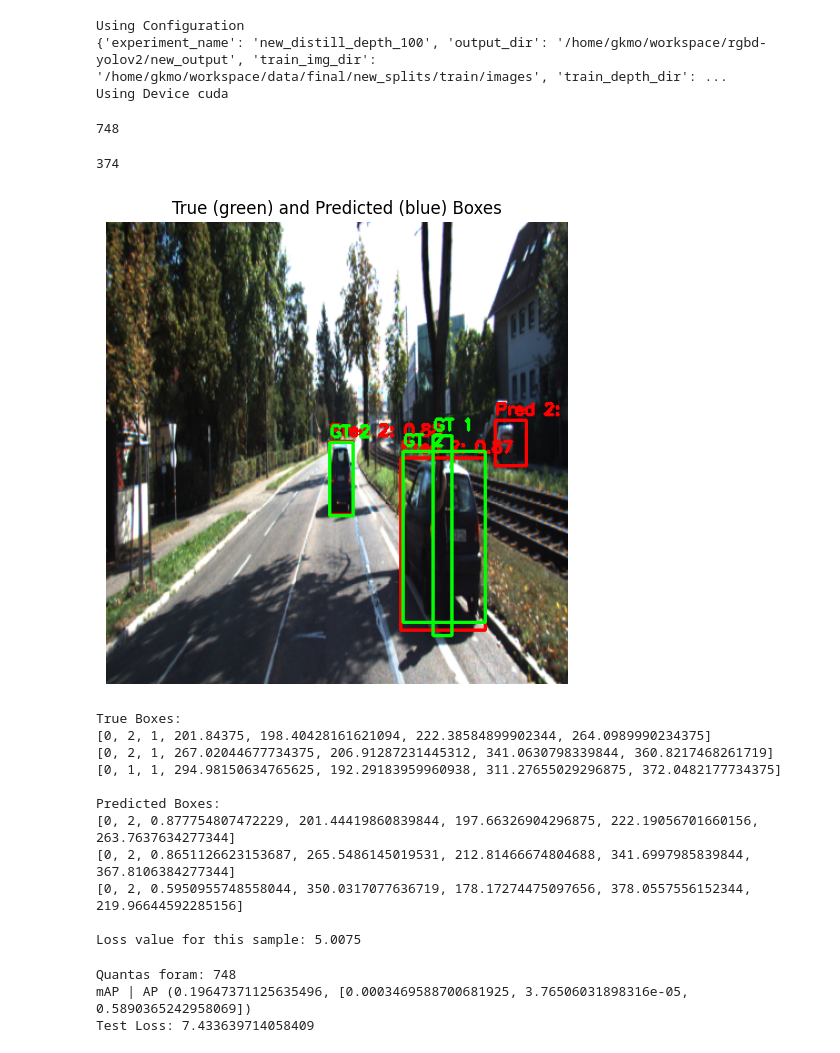
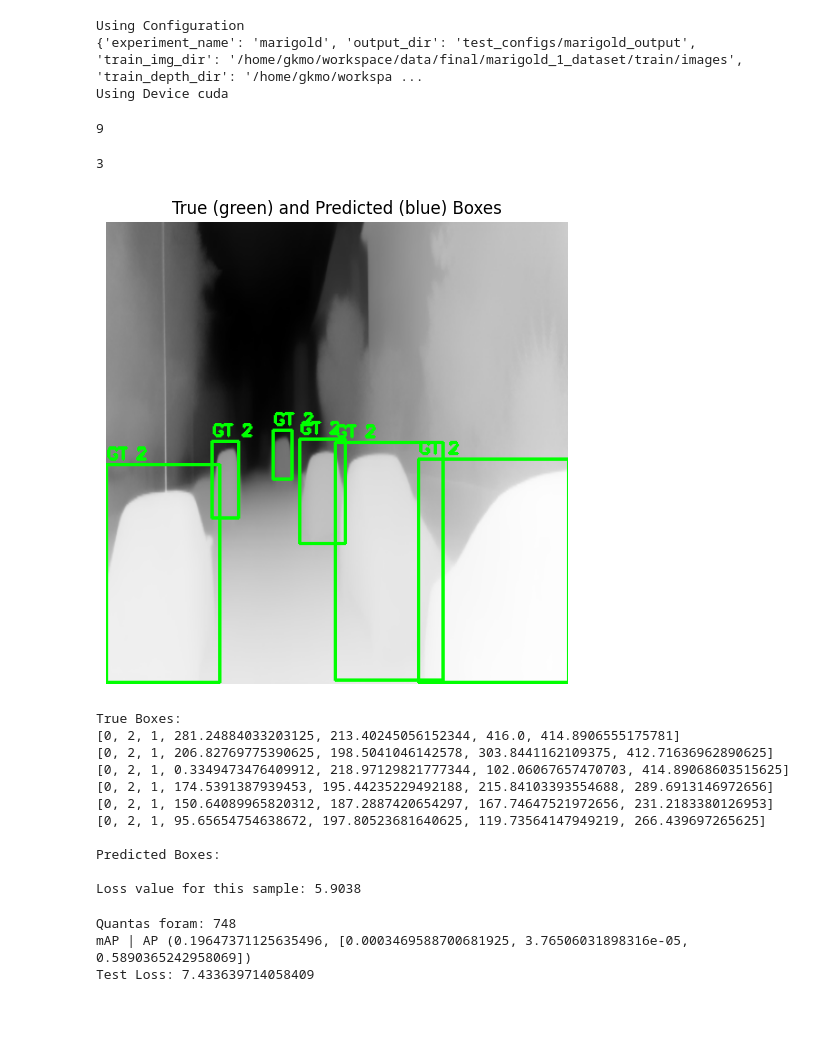
Before and after one commit to gkmocastro/rgbd-yolov2, a Jupyter notebook: test_nb.ipynb, the cells around one changed output. Cells and saved outputs as stored; diff of their text form; code cells hidden in the pictures; blank space fills up the shorter version.

```diff
--- a/test_nb.ipynb
+++ b/test_nb.ipynb
@@ -9,7 +9,7 @@ from utils import RGBDCustomTransform, RGBCustomTransform, DepthCustomTransform,
 from debug_training import debug_training_sample, debug_training_sample_extra
 import matplotlib.pyplot as plt
 # %%
-config = load_config("new_configs/new_distill_depth_100.yaml")
+config = load_config("test_configs/teste_marigold.yaml")
 #config = load_config("configs/depth_100_epochs.yaml")
 
 
@@ -75,7 +75,7 @@ def draw_gt_boxes_on_image(image, label_path, color="red", class_names=None):
     return image
 # %%
 model = model_builder(num_classes=NUM_CLASSES, model_type=MODEL_TYPE, fuse_layer=FUSE_LAYER)
-model.load("output/distill_any2_rgbd_100_epochs/distill_any_rgbd_100_epochs_best.pth")
+model.load("new_output/anything_depth/anything_depth_best.pth")
 model.to(DEVICE)
 
 # train_transforms = RGBDCustomTransform(resize_size=(416, 416), flip_prob=0.5)
@@ -122,7 +121,7 @@ loss_fn = ln.network.loss.RegionLoss(
 )
 
 
-train_transforms = RGBDCustomTransform(resize_size=(416, 416), flip_prob=0.5)
+train_transforms = DepthCustomTransform(resize_size=(416, 416), flip_prob=0.5)
 
 train_dataset = YoloDarknetDataset(
     images_dir=TRAIN_IMG_DIR,
@@ -143,7 +142,7 @@ train_dataloader = DataLoader(
 )
 
 
-test_transforms = RGBDCustomTransform(resize_size=(416, 416), flip_prob=0)
+test_transforms = DepthCustomTransform(resize_size=(416, 416), flip_prob=0)
 
 #test_transforms = DepthCustomTransform(resize_size=(416, 416), flip_prob=0)
 
@@ -166,31 +165,31 @@ test_dataloader = DataLoader(
 )
 # %% [output]
 Using Configuration
-{'experiment_name': 'new_distill_depth_100', 'output_dir': '/home/gkmo/workspace/rgbd-yolov2/new_output', 'train_img_dir': '/home/gkmo/workspace/data/final/new_splits/train/images', 'train_depth_dir': ...
+{'experiment_name': 'marigold', 'output_dir': 'test_configs/marigold_output', 'train_img_dir': '/home/gkmo/workspace/data/final/marigold_1_dataset/train/images', 'train_depth_dir': '/home/gkmo/workspa ...
 Using Device cuda
 # %%
 len(test_dataset)
 # %% [output]
-748
+9
 # %%
 len(train_dataloader)
 # %% [output]
-374
+3
 # %%
-debug_training_sample_extra(model=model, dataloader=train_dataloader, loss_fn=loss_fn, device=DEVICE, sample_index=2, batch_index=10)
+debug_training_sample_extra(model=model, dataloader=train_dataloader, loss_fn=loss_fn, device=DEVICE, sample_index=2, batch_index=1)
 # %% [output]
-[figure, old version]
+[figure, new version]
 True Boxes:
-[0, 2, 1, 201.84375, 198.40428161621094, 222.38584899902344, 264.0989990234375]
-[0, 2, 1, 267.02044677734375, 206.91287231445312, 341.0630798339844, 360.8217468261719]
-[0, 1, 1, 294.98150634765625, 192.29183959960938, 311.27655029296875, 372.0482177734375]
+[0, 2, 1, 281.24884033203125, 213.40245056152344, 416.0, 414.8906555175781]
+[0, 2, 1, 206.82769775390625, 198.5041046142578, 303.8441162109375, 412.71636962890625]
+[0, 2, 1, 0.3349473476409912, 218.97129821777344, 102.06067657470703, 414.89068603515625]
+[0, 2, 1, 174.5391387939453, 195.44235229492188, 215.84103393554688, 289.6913146972656]
+[0, 2, 1, 150.64089965820312, 187.2887420654297, 167.74647521972656, 231.2183380126953]
+[0, 2, 1, 95.65654754638672, 197.80523681640625, 119.73564147949219, 266.439697265625]
 
 Predicted Boxes:
-[0, 2, 0.877754807472229, 201.44419860839844, 197.66326904296875, 222.19056701660156, 263.7637634277344]
-[0, 2, 0.8651126623153687, 265.5486145019531, 212.81466674804688, 341.6997985839844, 367.8106384277344]
-[0, 2, 0.5950955748558044, 350.0317077636719, 178.17274475097656, 378.0557556152344, 219.96644592285156]
 
-Loss value for this sample: 5.0075
+Loss value for this sample: 5.9038
 # %%
 do_test = True
 if do_test:
```
Also changed, not shown: parts of 8 cells of this notebook, 2 other files.
